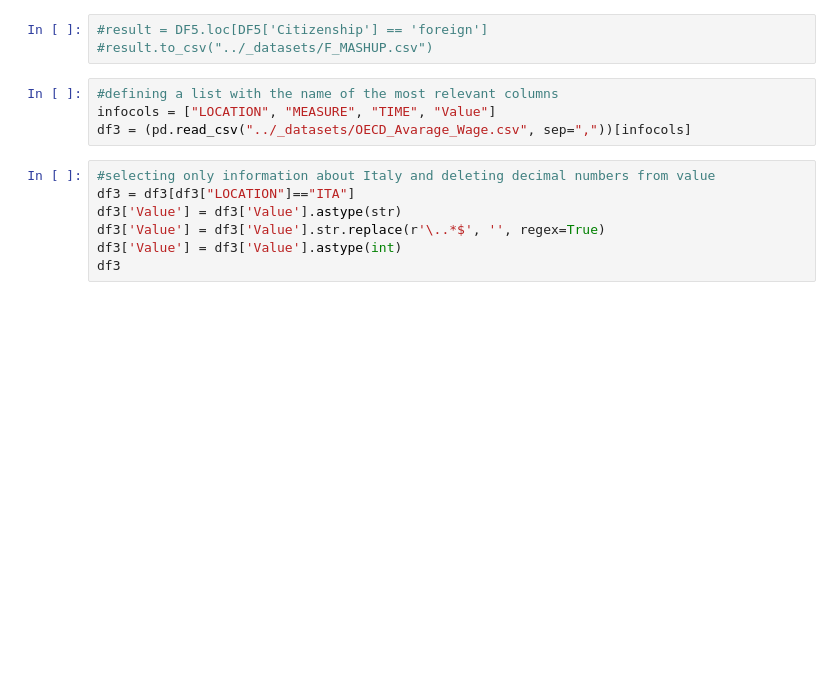
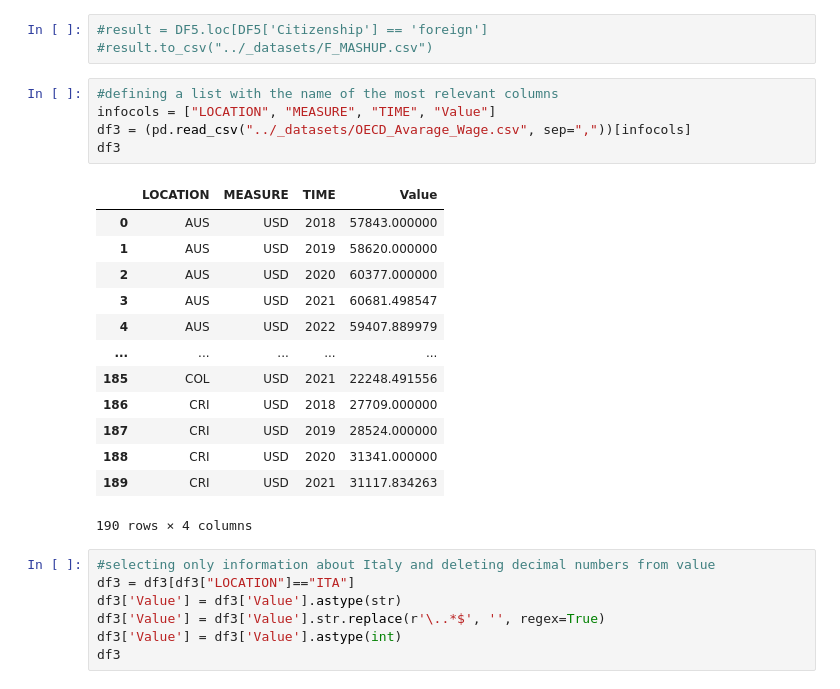
Before and after one commit to openaccesstoimmigrants/EmpowerItaly, a Jupyter notebook: scripts/MASHUP.ipynb, the cells around one changed output. Saved outputs shown, nothing was run; the diff lists cells and outputs as text; blank space fills up the shorter version.

```diff
--- a/scripts/MASHUP.ipynb
+++ b/scripts/MASHUP.ipynb
@@ -232,7 +234,22 @@ DF5
 # %%
 #defining a list with the name of the most relevant columns
 infocols = ["LOCATION", "MEASURE", "TIME", "Value"]
 df3 = (pd.read_csv("../_datasets/OECD_Avarage_Wage.csv", sep=","))[infocols]
+df3
+# %% [output]
+|  | LOCATION | MEASURE | TIME | Value |
+| 0 | AUS | USD | 2018 | 57843.000000 |
+| 1 | AUS | USD | 2019 | 58620.000000 |
+| 2 | AUS | USD | 2020 | 60377.000000 |
+| 3 | AUS | USD | 2021 | 60681.498547 |
+| 4 | AUS | USD | 2022 | 59407.889979 |
+| ... | ... | ... | ... | ... |
+| 185 | COL | USD | 2021 | 22248.491556 |
+| 186 | CRI | USD | 2018 | 27709.000000 |
+| 187 | CRI | USD | 2019 | 28524.000000 |
+| 188 | CRI | USD | 2020 | 31341.000000 |
+| 189 | CRI | USD | 2021 | 31117.834263 |
+190 rows × 4 columns
 # %%
 #selecting only information about Italy and deleting decimal numbers from value
 df3 = df3[df3["LOCATION"]=="ITA"]
```
Also changed, not shown: parts of 7 cells of this notebook, 2 other files.
